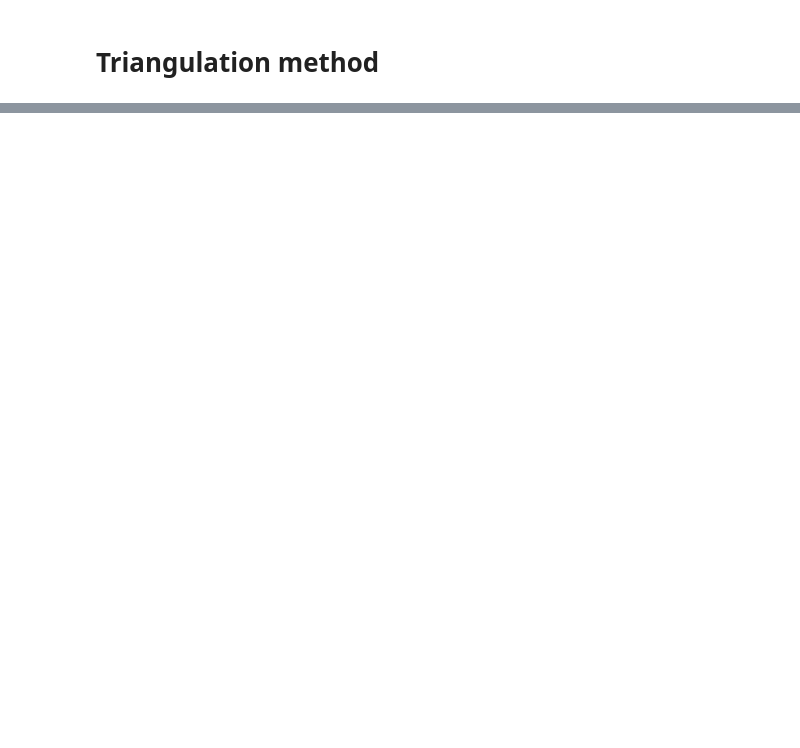
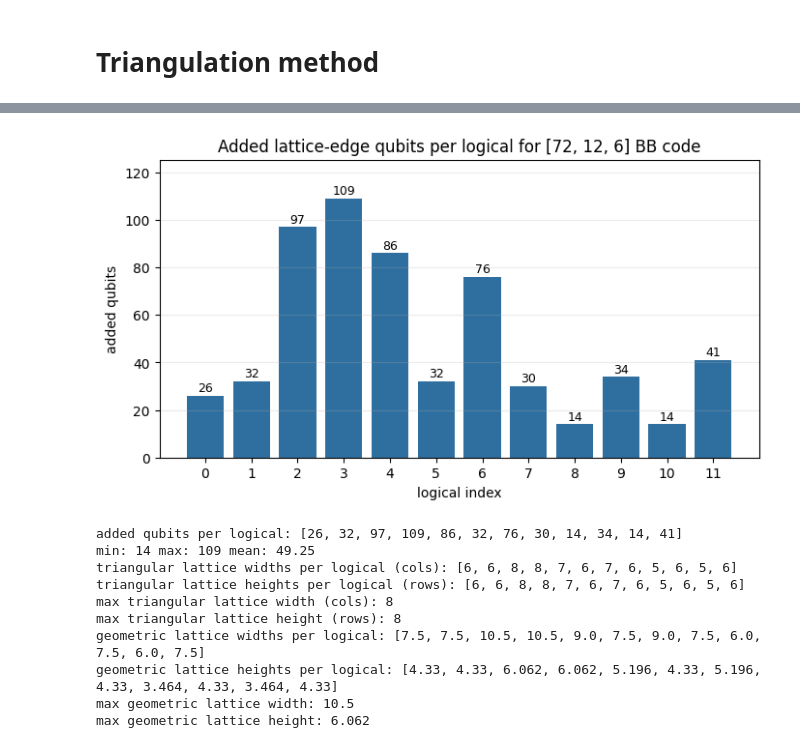
Before and after one commit to jeanettejennifer/Ravioli-project, a Jupyter notebook: adapter.ipynb, the cells around one changed output, grey strips where cells are left out. Cells and saved outputs as stored; diff of their text form; code cells hidden in the pictures; blank space fills up the shorter version.

```diff
--- a/adapter.ipynb
+++ b/adapter.ipynb
@@ -2465,0 +1476,65 @@ KeyboardInterrupt:
+# %%
+# Plot qubits added for each logical in the [72, 12, 6] BB code
+# Uses the current triangular-lattice placement pipeline.
+
+bb72_results_basis = Pauli.X
+bb72_logicals = BB_code.get_logical_ops(bb72_results_basis)
+bb72_added_qubits = []
+bb72_lattice_widths = []
+bb72_lattice_heights = []
+bb72_lattice_geometric_widths = []
+bb72_lattice_geometric_heights = []
+
+for logical_index, logical in enumerate(bb72_logicals):
+    #print(f"logical {logical_index}: computing placement")
+    deformation_result = deform_code_for_logical(H=BB_code.matrix, basis=bb72_results_basis, logical=logical)
+    layout_i = tri_layout(deformation_result)
+    plt.close(layout_i["fig"])
+
+    stabilizers = layout_i["stabilizers"]
+    state = layout_i["state"]
+    lattice_pos = state["lattice_pos"]
+    lattice_points = np.asarray(list(lattice_pos.values()), dtype=float)
+
+    bb72_added_qubits.append(int(stabilizers["n_lattice_edge_qubits"]))
+    bb72_lattice_widths.append(int(state["cols"]))
+    bb72_lattice_heights.append(int(state["rows"]))
+    bb72_lattice_geometric_widths.append(float(lattice_points[:, 0].max() - lattice_points[:, 0].min()))
+    bb72_lattice_geometric_heights.append(float(lattice_points[:, 1].max() - lattice_points[:, 1].min()))
+
+fig, ax = plt.subplots(figsize=(8, 4))
+xs = np.arange(len(bb72_added_qubits))
+ax.bar(xs, bb72_added_qubits, color="#2f6f9f")
+ax.set_title("Added lattice-edge qubits per logical for [72, 12, 6] BB code")
+ax.set_xlabel("logical index")
+ax.set_ylabel("added qubits")
+ax.set_xticks(xs)
+ax.set_xticklabels([str(i) for i in xs])
+for x_i, value in zip(xs, bb72_added_qubits):
+    ax.text(x_i, value + 0.5, str(value), ha="center", va="bottom", fontsize=9)
+ax.set_ylim(0, max(bb72_added_qubits) * 1.15 if bb72_added_qubits else 1)
+ax.grid(axis="y", alpha=0.25)
+plt.show()
+
+print("added qubits per logical:", bb72_added_qubits)
+print("min:", min(bb72_added_qubits), "max:", max(bb72_added_qubits), "mean:", float(np.mean(bb72_added_qubits)))
+print("triangular lattice widths per logical (cols):", bb72_lattice_widths)
+print("triangular lattice heights per logical (rows):", bb72_lattice_heights)
+print("max triangular lattice width (cols):", max(bb72_lattice_widths))
+print("max triangular lattice height (rows):", max(bb72_lattice_heights))
+print("geometric lattice widths per logical:", [round(w, 3) for w in bb72_lattice_geometric_widths])
+print("geometric lattice heights per logical:", [round(h, 3) for h in bb72_lattice_geometric_heights])
+print("max geometric lattice width:", round(max(bb72_lattice_geometric_widths), 3))
+print("max geometric lattice height:", round(max(bb72_lattice_geometric_heights), 3))
+# %% [output]
+[figure, added]
+added qubits per logical: [26, 32, 97, 109, 86, 32, 76, 30, 14, 34, 14, 41]
+min: 14 max: 109 mean: 49.25
+triangular lattice widths per logical (cols): [6, 6, 8, 8, 7, 6, 7, 6, 5, 6, 5, 6]
+triangular lattice heights per logical (rows): [6, 6, 8, 8, 7, 6, 7, 6, 5, 6, 5, 6]
+max triangular lattice width (cols): 8
+max triangular lattice height (rows): 8
+geometric lattice widths per logical: [7.5, 7.5, 10.5, 10.5, 9.0, 7.5, 9.0, 7.5, 6.0, 7.5, 6.0, 7.5]
+geometric lattice heights per logical: [4.33, 4.33, 6.062, 6.062, 5.196, 4.33, 5.196, 4.33, 3.464, 4.33, 3.464, 4.33]
+max geometric lattice width: 10.5
+max geometric lattice height: 6.062
```
Also changed, not shown: parts of 15 cells of this notebook, 13 other files.
